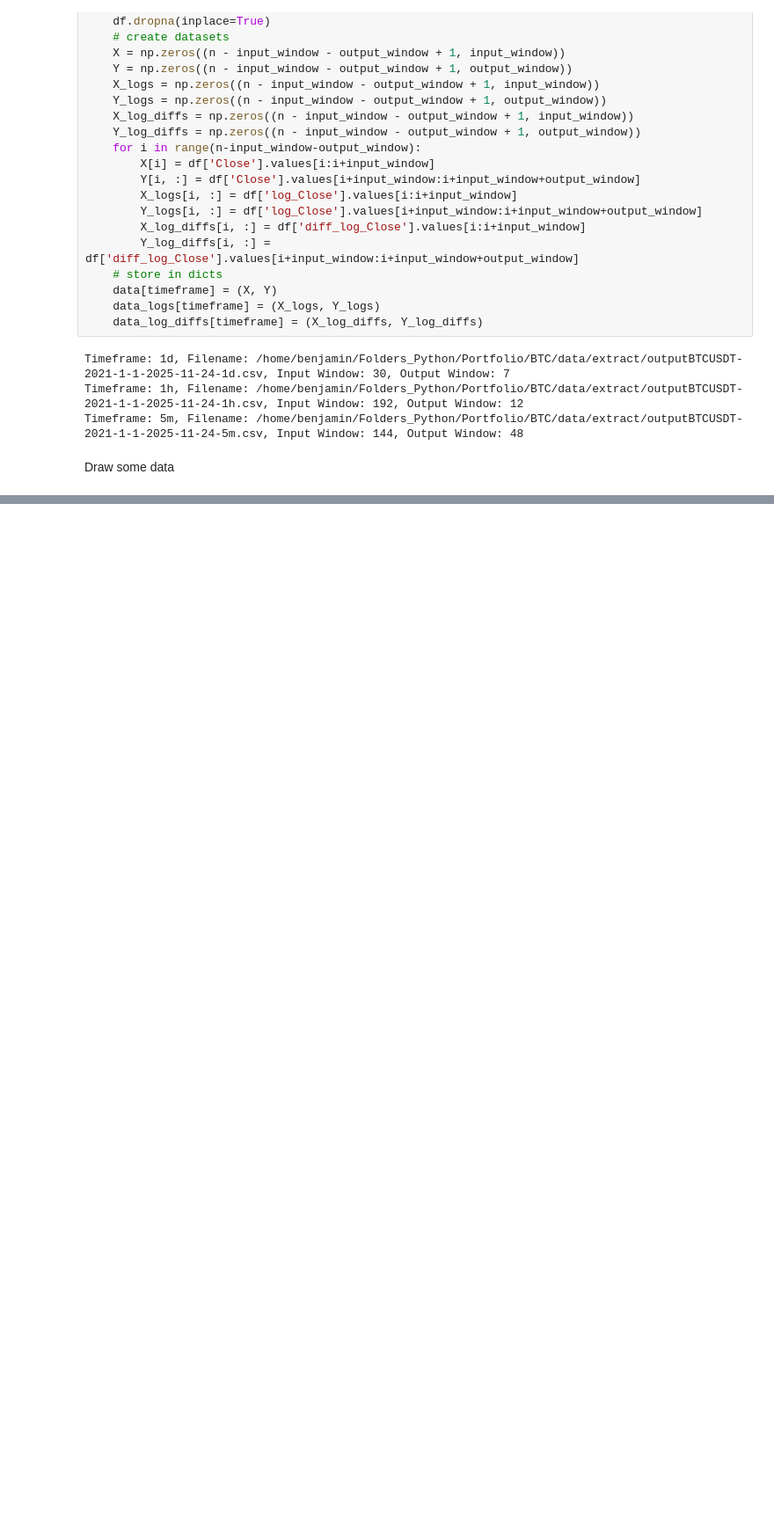
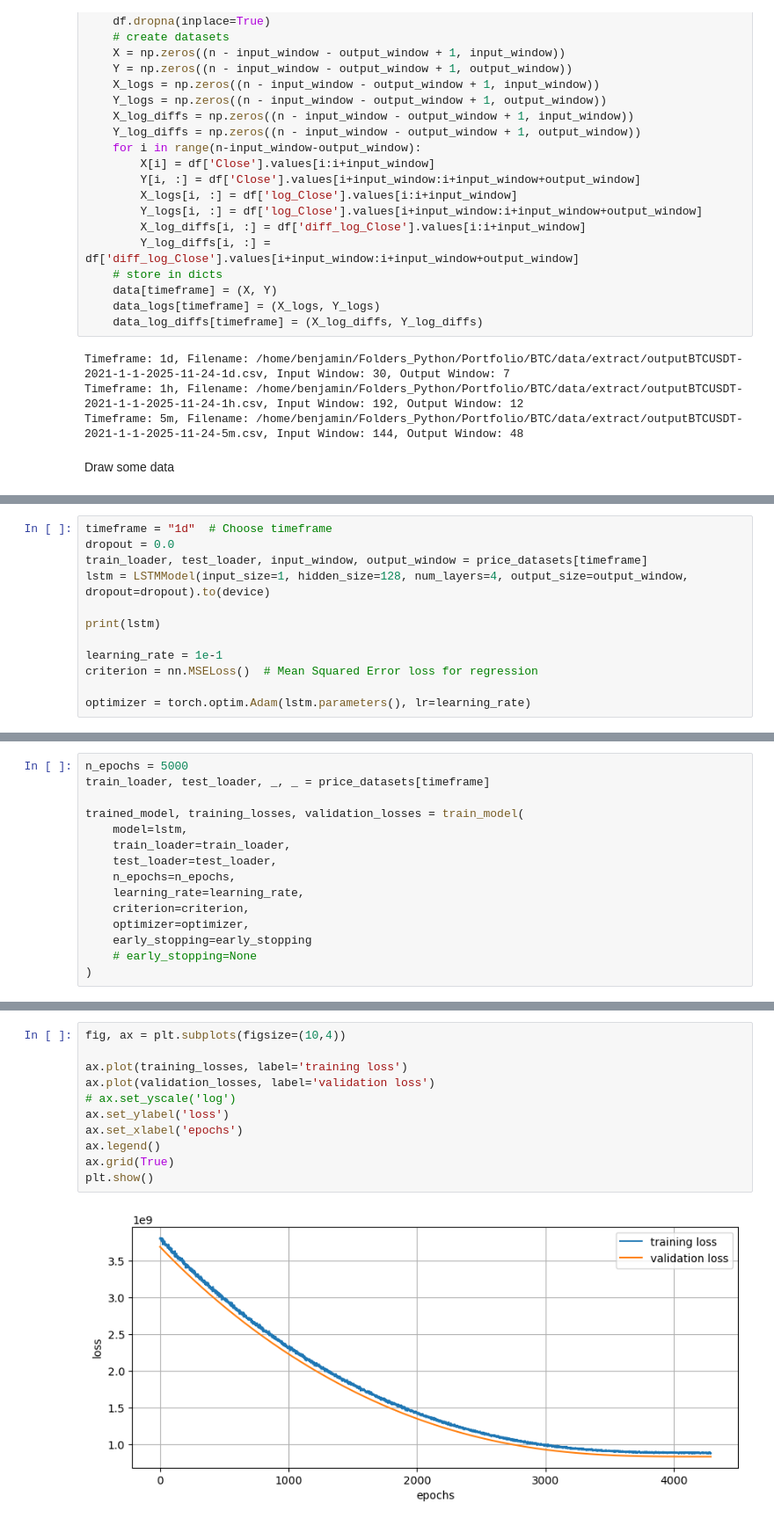
Before and after one commit to BenjaminDeporte/Portfolio, a Jupyter notebook: BTC/notebooks/Forecast_Baseline_LSTM.ipynb, the cells around one changed output, grey strips where cells are left out. Shown at 88% size. Drawn from its saved outputs; the diff is of its cells as text; blank space fills up the shorter version.

Commit message:
LSTM tests

```diff
--- a/BTC/notebooks/Forecast_Baseline_LSTM.ipynb
+++ b/BTC/notebooks/Forecast_Baseline_LSTM.ipynb
@@ -102,0 +314,12 @@ for timeframe in timeframes:
+# %%
+timeframe = "1d"  # Choose timeframe
+dropout = 0.0
+train_loader, test_loader, input_window, output_window = price_datasets[timeframe]
+lstm = LSTMModel(input_size=1, hidden_size=128, num_layers=4, output_size=output_window, dropout=dropout).to(device)
+
+print(lstm)
+
+learning_rate = 1e-1
+criterion = nn.MSELoss()  # Mean Squared Error loss for regression
+
+optimizer = torch.optim.Adam(lstm.parameters(), lr=learning_rate)
@@ -102,0 +328,15 @@ for timeframe in timeframes:
+# %%
+n_epochs = 5000
+train_loader, test_loader, _, _ = price_datasets[timeframe]
+
+trained_model, training_losses, validation_losses = train_model(
+    model=lstm,
+    train_loader=train_loader,
+    test_loader=test_loader,
+    n_epochs=n_epochs,
+    learning_rate=learning_rate,
+    criterion=criterion,
+    optimizer=optimizer,
+    early_stopping=early_stopping
+    # early_stopping=None
+)
@@ -102,0 +361,13 @@ for timeframe in timeframes:
+# %%
+fig, ax = plt.subplots(figsize=(10,4))
+
+ax.plot(training_losses, label='training loss')
+ax.plot(validation_losses, label='validation loss')
+# ax.set_yscale('log')
+ax.set_ylabel('loss')
+ax.set_xlabel('epochs')
+ax.legend()
+ax.grid(True)
+plt.show()
+# %% [output]
+[figure, added]
```
Also changed, not shown: parts of 35 cells of this notebook.
